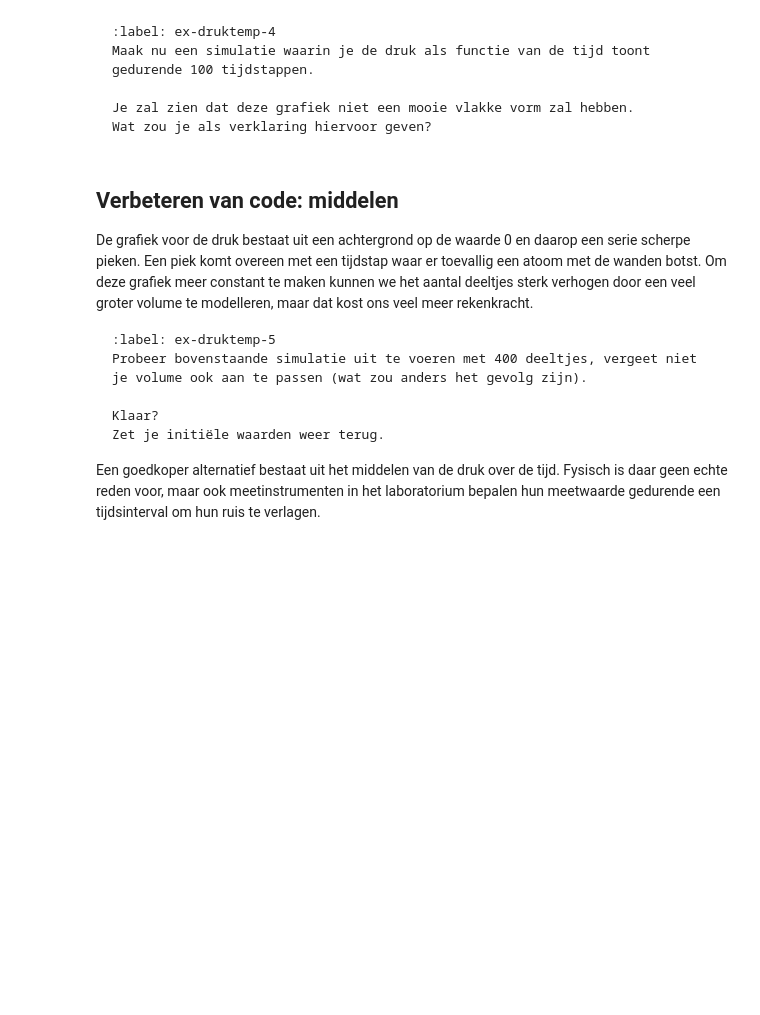
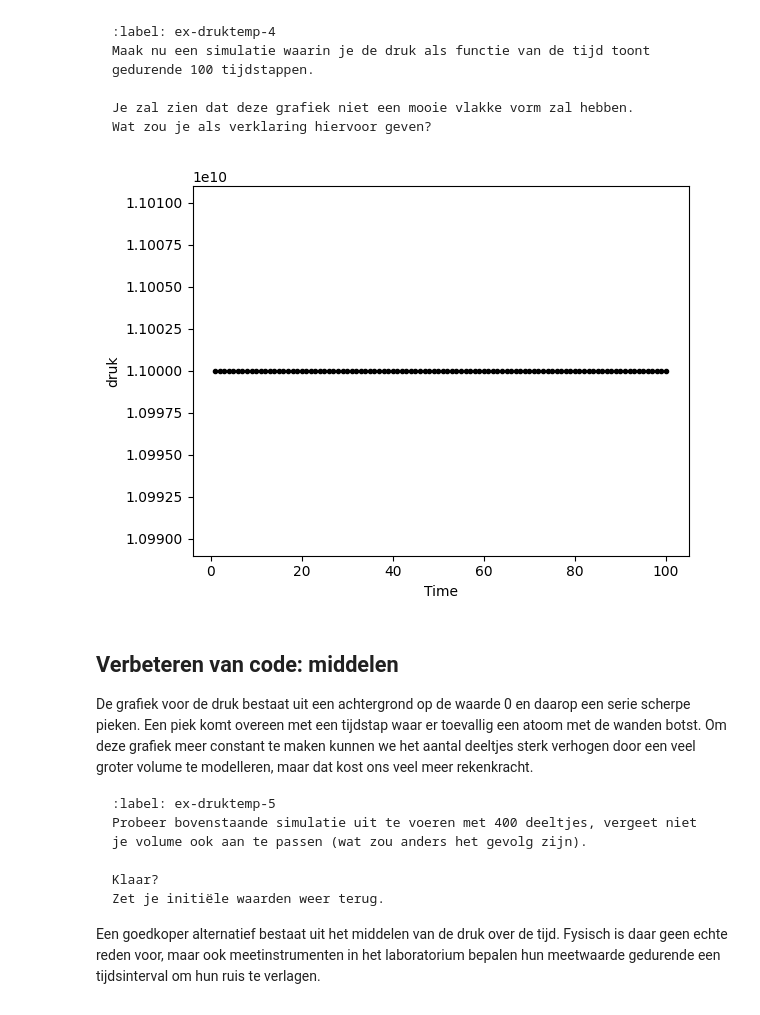
Before and after one commit to gltChboy/Thermo-groep-Bart-Ante, a Jupyter notebook: Content/PySim/5_druktemp.ipynb, the cells around one changed output. Drawn from its saved outputs; the diff is of its cells as text; code cells hidden in the pictures; blank space fills up the shorter version.

````diff
--- a/Content/PySim/5_druktemp.ipynb
+++ b/Content/PySim/5_druktemp.ipynb
@@ -315,12 +338,52 @@ Je zal zien dat deze grafiek niet een mooie vlakke vorm zal hebben.
 Wat zou je als verklaring hiervoor geven?
 ```
 # %%
-# Geef je oplossing
 def druk(d_p, l, d_t):
     return d_p/(l*d_t)
-#your code/answer
-for p in particles:
-    print(druk())
+
+def verandering_impuls(p, impuls_0, x):
+    impuls = p.m * np.sqrt(p.v[0]**2 + p.v[1]**2)
+    d_p = abs(impuls - impuls_0[x])
+    impuls_0[x] = impuls
+    return d_p
+
+def calc_druk(particles, druk_gas):
+    druk_deeltjes = np.array([])
+    x = 0
+    impuls_0 = np.array([0] * len(particles))
+
+    for p in particles:
+        #berekend de druk per deeltje
+        d_p = verandering_impuls(p, impuls_0, x)
+        P = druk(d_p, 4 * BOX_SIZE_0, DT)
+        druk_deeltjes = np.append(druk_deeltjes, P)
+        x += 1
+
+    #berekend de druk van het gas
+    druk_gas = np.append(druk_gas, np.sum(druk_deeltjes)/len(druk_deeltjes))
+    return druk_gas, druk_deeltjes
+
+particles = []
+times = np.linspace(1, 100, 100)
+create_particles(particles)
+
+#lege array voor de temperatuur van het gas
+druk_gas = np.array([])
+
+for i in range(len(times)):
+    take_time_step(particles)
+    #berekend de druk per frame
+    druk_gas, druk_deeltjes = calc_druk(particles, druk_gas)
+
+
+plt.figure()
+plt.ylim(min(druk_gas)*0.999, max(druk_gas)*1.001)
+plt.xlabel('Time')
+plt.ylabel('druk')
+plt.plot(times, druk_gas, 'k.')
+plt.show()
+# %% [output]
+[figure, added]
 # %% [markdown]
 ## Verbeteren van code: middelen
 
````
Also changed, not shown: parts of 7 cells of this notebook.
